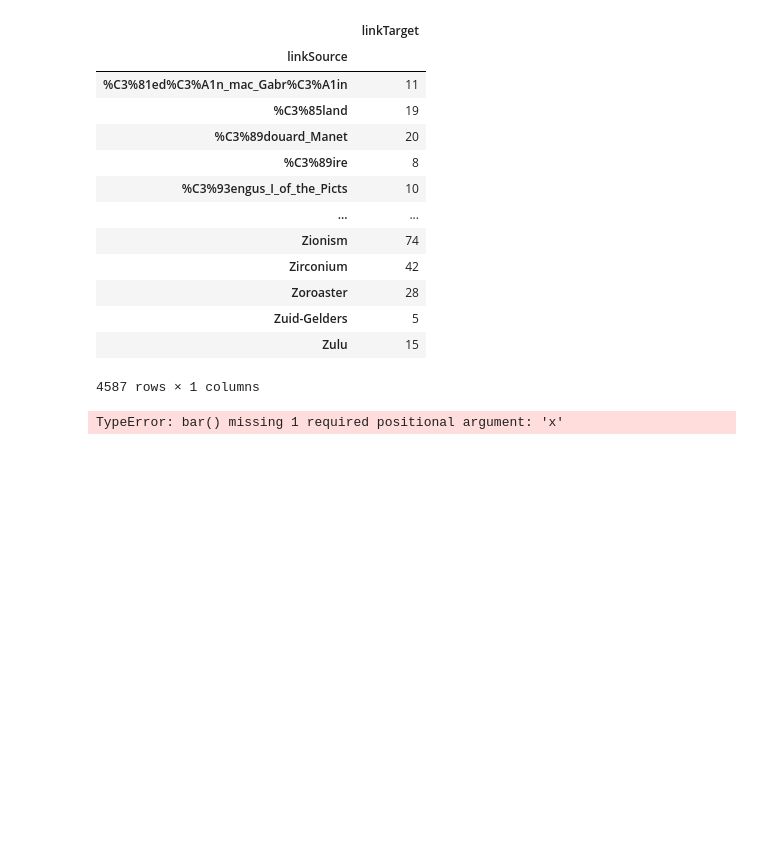
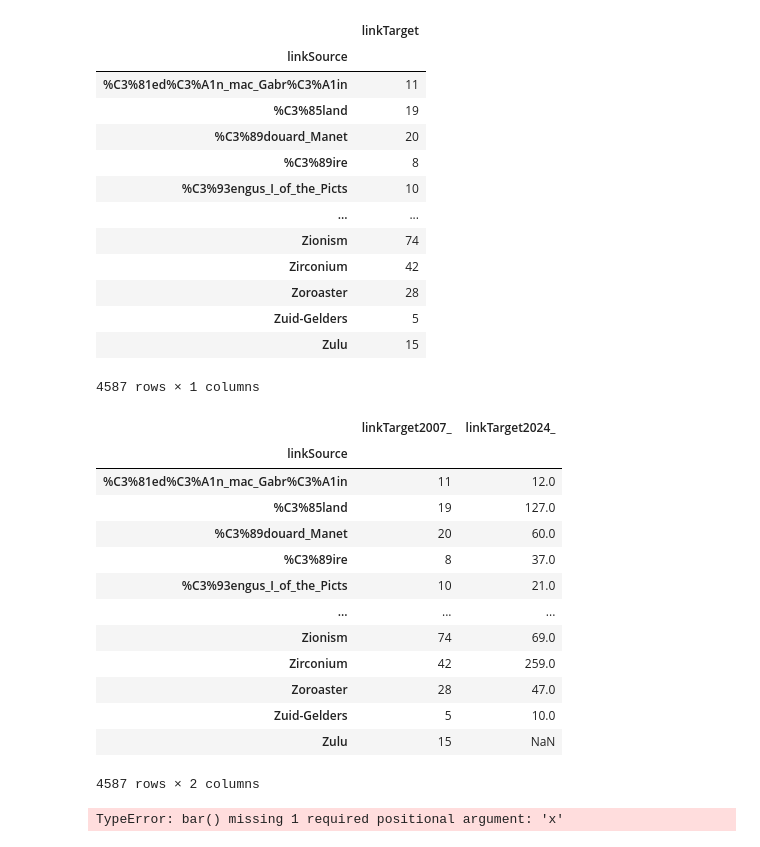
Before and after one commit to epfl-ada/ada-2024-project-outlier-1, a Jupyter notebook: Wikipedia_comparison.ipynb, the cells around one changed output. Saved outputs shown, nothing was run; the diff lists cells and outputs as text; code cells hidden in the pictures; blank space fills up the shorter version.

```diff
--- a/Wikipedia_comparison.ipynb
+++ b/Wikipedia_comparison.ipynb
@@ -105,6 +178,24 @@ summary2007.count()
 | Zuid-Gelders | 5 |
 | Zulu | 15 |
 4587 rows × 1 columns
+# %%
+link_counts = summary2007.count().join(summary2024.count(), how = "left", lsuffix="2007_", rsuffix="2024_")
+link_counts
+# %% [output]
+|  | linkTarget2007_ | linkTarget2024_ |
+| linkSource |  |  |
+| %C3%81ed%C3%A1n_mac_Gabr%C3%A1in | 11 | 12.0 |
+| %C3%85land | 19 | 127.0 |
+| %C3%89douard_Manet | 20 | 60.0 |
+| %C3%89ire | 8 | 37.0 |
+| %C3%93engus_I_of_the_Picts | 10 | 21.0 |
+| ... | ... | ... |
+| Zionism | 74 | 69.0 |
+| Zirconium | 42 | 259.0 |
+| Zoroaster | 28 | 47.0 |
+| Zuid-Gelders | 5 | 10.0 |
+| Zulu | 15 | NaN |
+4587 rows × 2 columns
 # %%
 plt.bar( height=summary2007.count())
 # plt.bar(x = summary2007.count().index.tolist(), height=summary2007.count())
```
Also changed, not shown: parts of 11 cells of this notebook.
